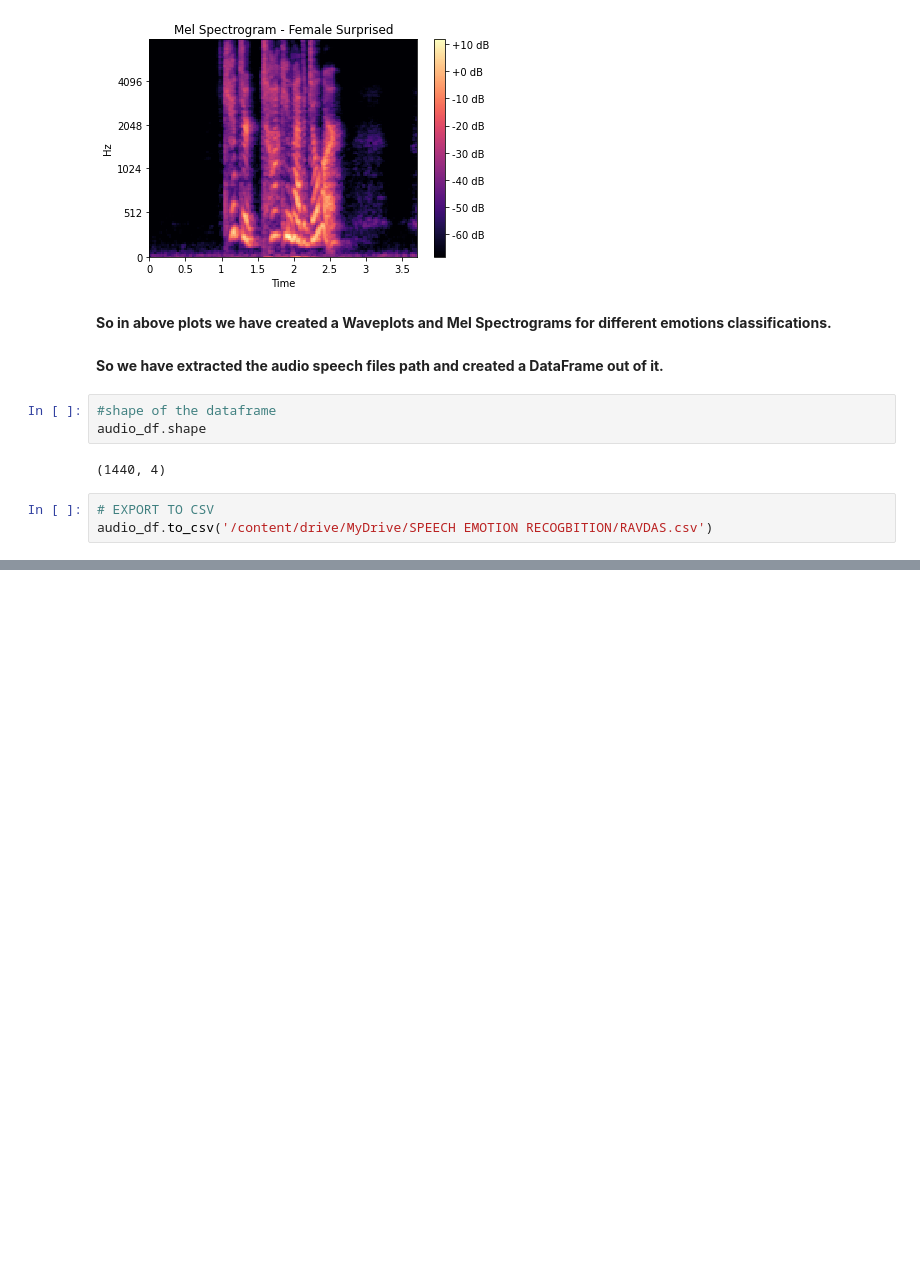
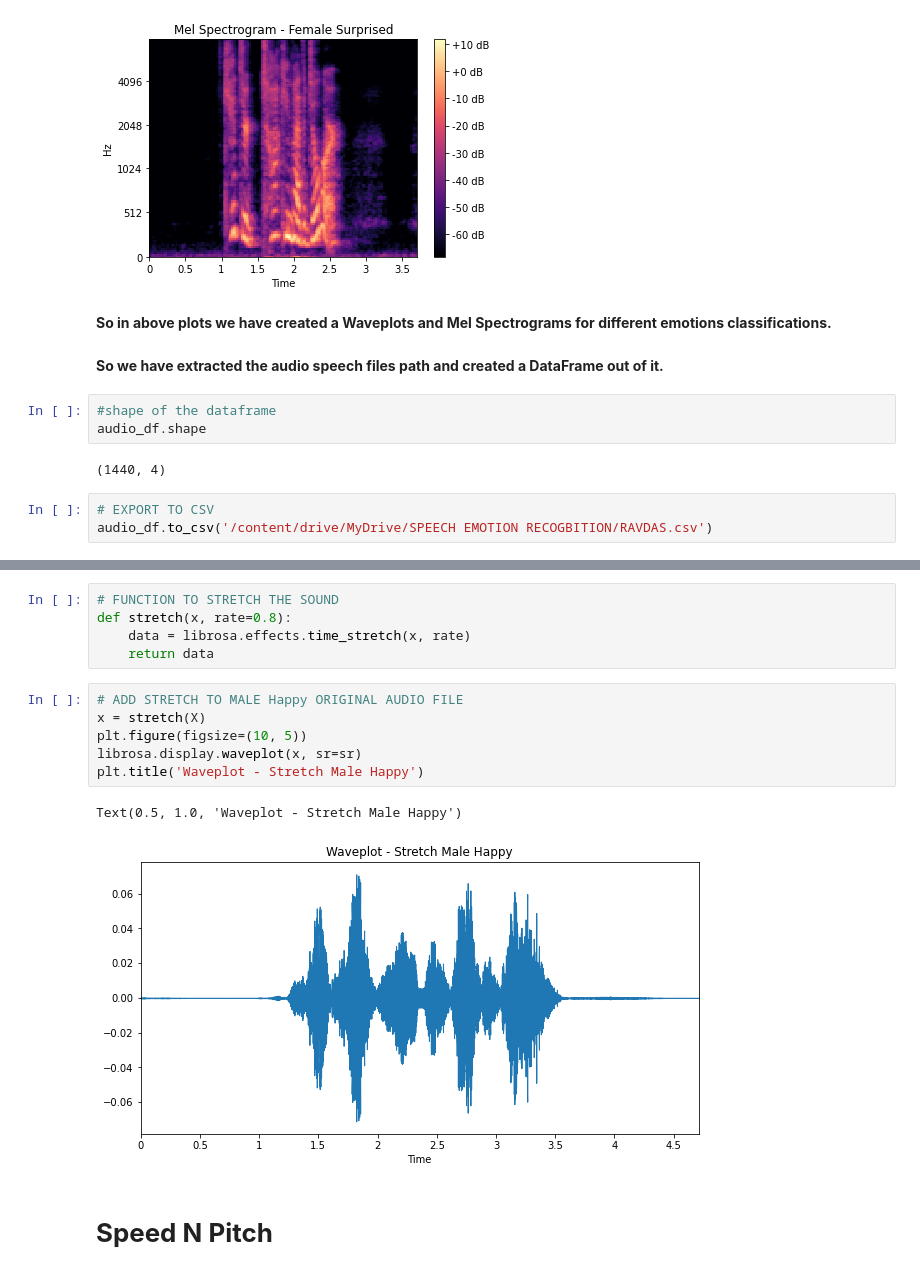
Before and after one commit to Tanjul5/Speech-Emotion-Recognition, a Jupyter notebook: speech_emotion_recognition_capstone_project.ipynb, the cells around one changed output, grey strips where cells are left out. Saved outputs shown, nothing was run; the diff lists cells and outputs as text; blank space fills up the shorter version.

```diff
--- a/speech_emotion_recognition_capstone_project.ipynb
+++ b/speech_emotion_recognition_capstone_project.ipynb
@@ -282,0 +337,16 @@ audio_df.to_csv('/content/drive/MyDrive/SPEECH EMOTION RECOGBITION/RAVDAS.csv')
+# %%
+# FUNCTION TO STRETCH THE SOUND
+def stretch(x, rate=0.8):
+    data = librosa.effects.time_stretch(x, rate)
+    return data
+# %%
+# ADD STRETCH TO MALE Happy ORIGINAL AUDIO FILE
+x = stretch(X)
+plt.figure(figsize=(10, 5))
+librosa.display.waveplot(x, sr=sr)
+plt.title('Waveplot - Stretch Male Happy')
+# %% [output]
+Text(0.5, 1.0, 'Waveplot - Stretch Male Happy')
+[figure, added]
+# %% [markdown]
+# **Speed N Pitch**
```
Also changed, not shown: parts of 34 cells of this notebook.
